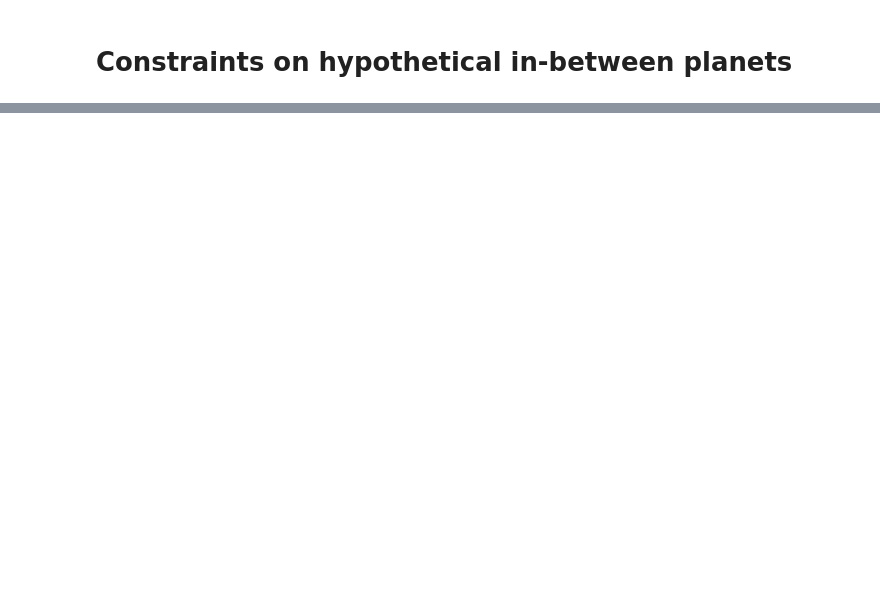
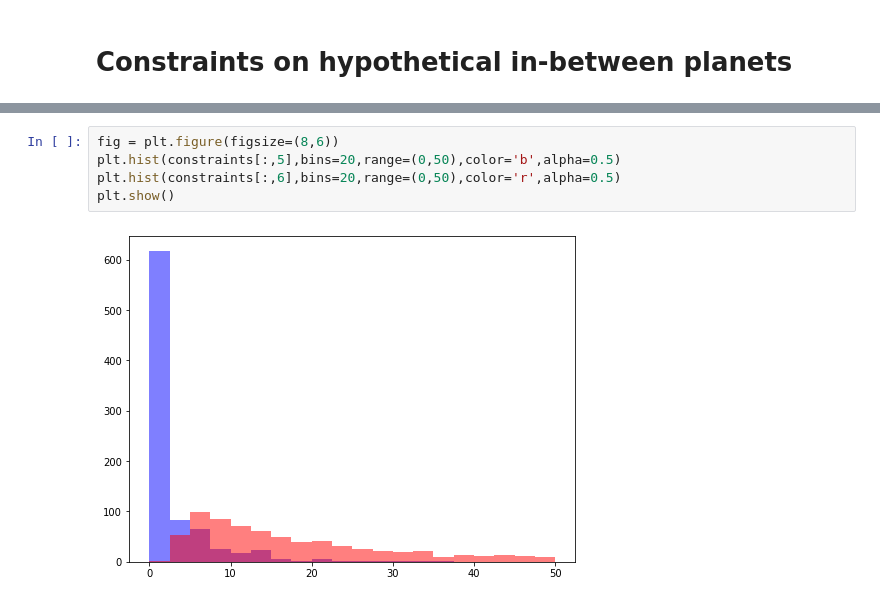
Before and after one commit to esandford/mmi-tagger, a Jupyter notebook: planettagger/constrainProperties.ipynb, the cells around one changed output, grey strips where cells are left out. Saved outputs shown, nothing was run; the diff lists cells and outputs as text; blank space fills up the shorter version.

```diff
--- a/planettagger/constrainProperties.ipynb
+++ b/planettagger/constrainProperties.ipynb
@@ -686,0 +675,7 @@ print(2459+1053)
+# %%
+fig = plt.figure(figsize=(8,6))
+plt.hist(constraints[:,5],bins=20,range=(0,50),color='b',alpha=0.5)
+plt.hist(constraints[:,6],bins=20,range=(0,50),color='r',alpha=0.5)
+plt.show()
+# %% [output]
+[figure, added]
```
Also changed, not shown: parts of 19 cells of this notebook, 4 other files.
